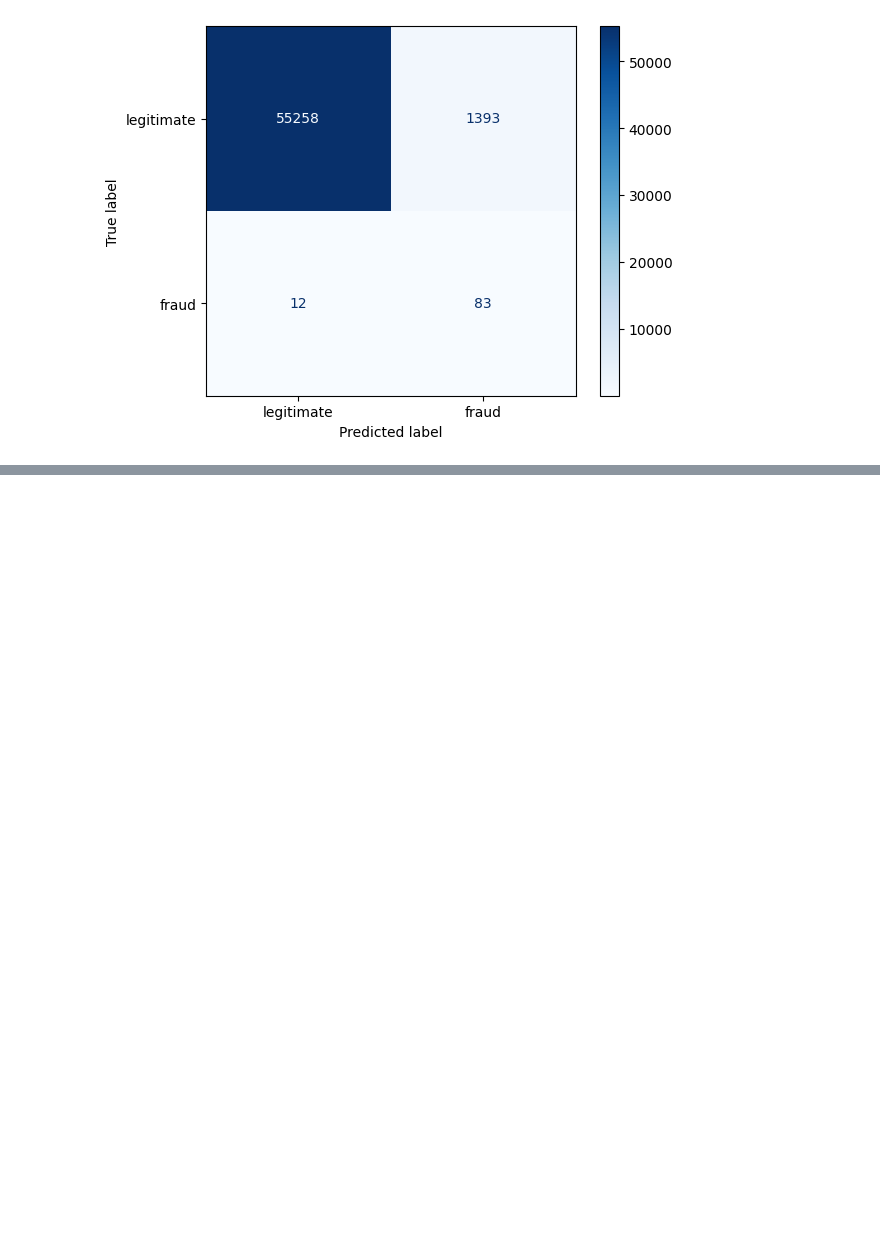
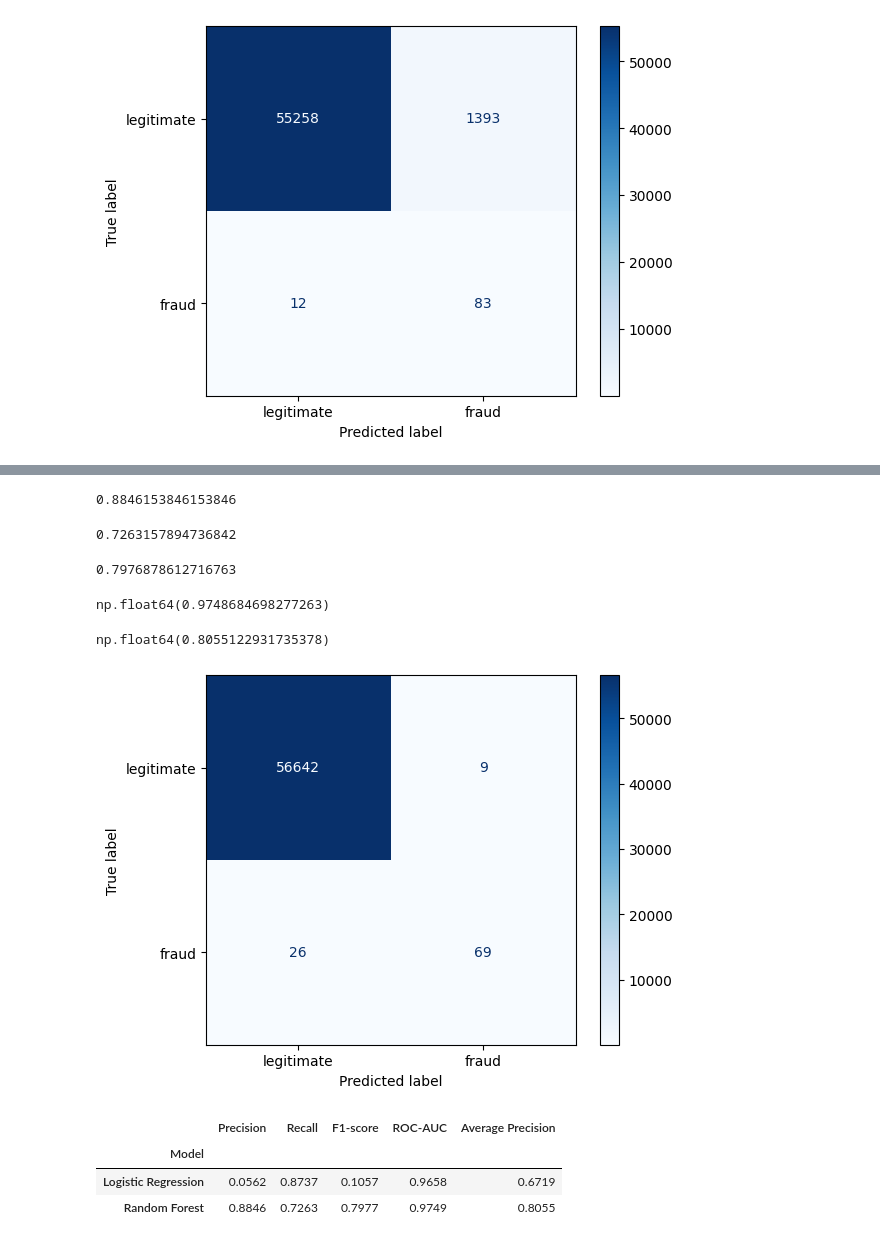
Before and after one commit to florence-aikins/credit-card-fraud-detection, a Jupyter notebook: credit_card_fraud.ipynb, the cells around one changed output, grey strips where cells are left out. Saved outputs shown, nothing was run; the diff lists cells and outputs as text; code cells hidden in the pictures; blank space fills up the shorter version.

Commit message:
Created different models for comparison

```diff
--- a/credit_card_fraud.ipynb
+++ b/credit_card_fraud.ipynb
@@ -284,0 +298,12 @@ plt.show()
+# %%
+rf_model = RandomForestClassifier(
+    n_estimators=200,
+    class_weight="balanced_subsample",
+    random_state=42,
+    max_depth=12,
+    min_samples_split=2,
+    min_samples_leaf=2,
+    n_jobs=-1
+)
+# %%
+rf_model.fit(X_train, y_train)
@@ -284,0 +314,3 @@ plt.show()
+# %%
+rf_pred = rf_model.predict(X_test)
+rf_prob = rf_model.predict_proba(X_test)[:,1]
@@ -284,0 +332,48 @@ plt.show()
+# %%
+precision_score(y_test, rf_pred)
+# %% [output]
+0.8846153846153846
+# %%
+recall_score(y_test, rf_pred)
+# %% [output]
+0.7263157894736842
+# %%
+f1_score(y_test, rf_pred)
+# %% [output]
+0.7976878612716763
+# %%
+roc_auc_score(y_test, rf_prob)
+# %% [output]
+np.float64(0.9748684698277263)
+# %%
+average_precision_score(y_test, rf_prob)
+# %% [output]
+np.float64(0.8055122931735378)
+# %%
+cm_rf = confusion_matrix(y_test, rf_pred)
+disp=ConfusionMatrixDisplay(confusion_matrix=cm_rf, display_labels=["legitimate", "fraud"])
+disp.plot(cmap="Blues")
+plt.show()
+# %% [output]
+[figure, added]
+# %%
+rf_results = {
+    "Model": "Random Forest",
+    "Precision": precision_score(y_test, rf_pred),
+    "Recall": recall_score(y_test, rf_pred),
+    "F1-score": f1_score(y_test, rf_pred),
+    "ROC-AUC": roc_auc_score(y_test, rf_prob),
+    "Average Precision": average_precision_score(y_test, rf_prob)
+}
+
+comparison_df = pd.DataFrame([
+    logistic_results,
+    rf_results
+]).set_index("Model")
+
+display(comparison_df.round(4))
+# %% [output]
+|  | Precision | Recall | F1-score | ROC-AUC | Average Precision |
+| Model |  |  |  |  |  |
+| Logistic Regression | 0.0562 | 0.8737 | 0.1057 | 0.9658 | 0.6719 |
+| Random Forest | 0.8846 | 0.7263 | 0.7977 | 0.9749 | 0.8055 |
```
Also changed, not shown: parts of 17 cells of this notebook.
